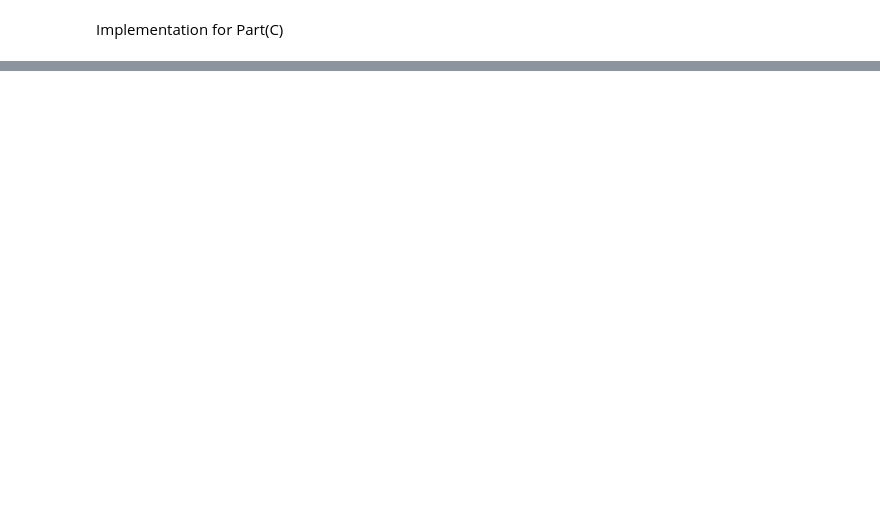
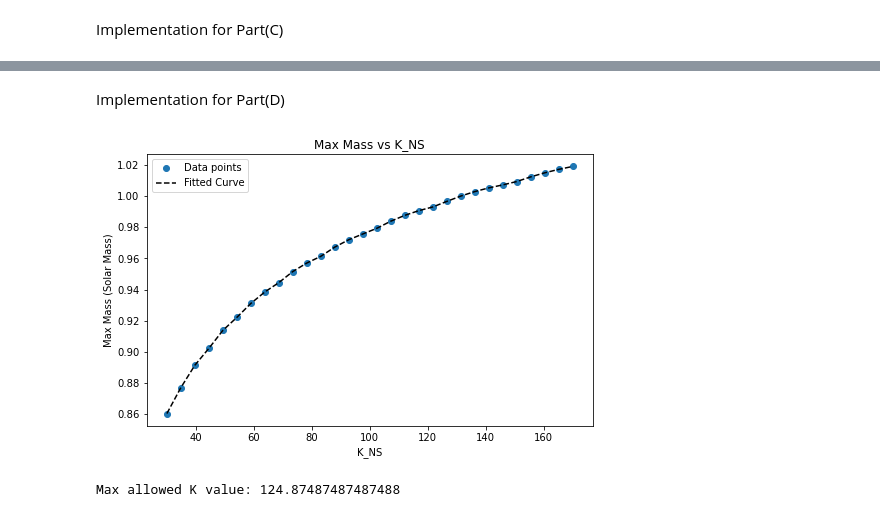
Before and after one commit to yigitfcakilli/Phys414_FinalProject, a Jupyter notebook: einstein.ipynb, the cells around one changed output, grey strips where cells are left out. Cells and saved outputs as stored; diff of their text form; code cells hidden in the pictures; blank space fills up the shorter version.

Commit message:
Einstein Part D

```diff
--- a/einstein.ipynb
+++ b/einstein.ipynb
@@ -163,0 +219,62 @@ Implementation for Part(C)
+# %% [markdown]
+Implementation for Part(D)
+# %%
+## Number of samples
+rho_c_sample_size = 70
+K_NS_sample_size = 30
+## Chosen bounds considering the given K_NS value
+K_NS_lower_bound = 30
+K_NS_upper_bound = 170
+
+K_NS_range = np.linspace(K_NS_lower_bound,K_NS_upper_bound,K_NS_sample_size)
+
+## TO DO: For each K_NS value find the corresponding max mass
+max_M_array = []
+
+for K_NS in K_NS_range:
+    ## Sample points -- I tried to set the range so that I get a similar plot to the ones online
+    rho_range = np.logspace(-7,-1.7, rho_c_sample_size)
+    p_c_range = K_NS * np.power(rho_range, 2)
+
+    # To store the solutions for different p_c values
+    M_array = []
+    # Solve the initial value problem for different p_c values
+    for p_c in p_c_range:
+        R, M = solve_ivp_TOV(p_c)
+        ## Record the values for this p_c value
+        M_array.append(M)
+    M_array = np.asarray(M_array)
+    max_M_array.append(np.max(M_array))
+
+max_M_array = np.asarray(max_M_array)
+
+## Using the data points fit a curve via spline
+
+fitted_curve = CubicSpline(K_NS_range, max_M_array)
+
+# Observed maximum neutron star mass
+observed_max_mass = 2.14 / 2.15 # I have some scaling issue I think but couldn't spot
+
+# Evaluate the fitted curve for a range of K_NS values
+K_NS_eval_range = np.linspace(K_NS_lower_bound, K_NS_upper_bound, 1000)
+max_mass_eval = fitted_curve(K_NS_eval_range)
+
+# Find the K_NS values for which the maximum mass is at least the observed maximum mass
+allowed_K_NS_values = K_NS_eval_range[max_mass_eval <= observed_max_mass]
+
+
+#Plot
+plt.figure(figsize=(8,5))
+plt.scatter(K_NS_range, max_M_array)
+plt.plot(K_NS_range, fitted_curve(K_NS_range), '--k')
+plt.legend(['Data points', 'Fitted Curve'])
+plt.xlabel('K_NS')
+plt.ylabel('Max Mass (Solar Mass)')
+plt.title('Max Mass vs K_NS')
+plt.show()
+
+
+print("Max allowed K value: " + str(allowed_K_NS_values[-1]))
+# %% [output]
+[figure, added]
+Max allowed K value: 124.87487487487488
```
Also changed, not shown: parts of 11 cells of this notebook.
